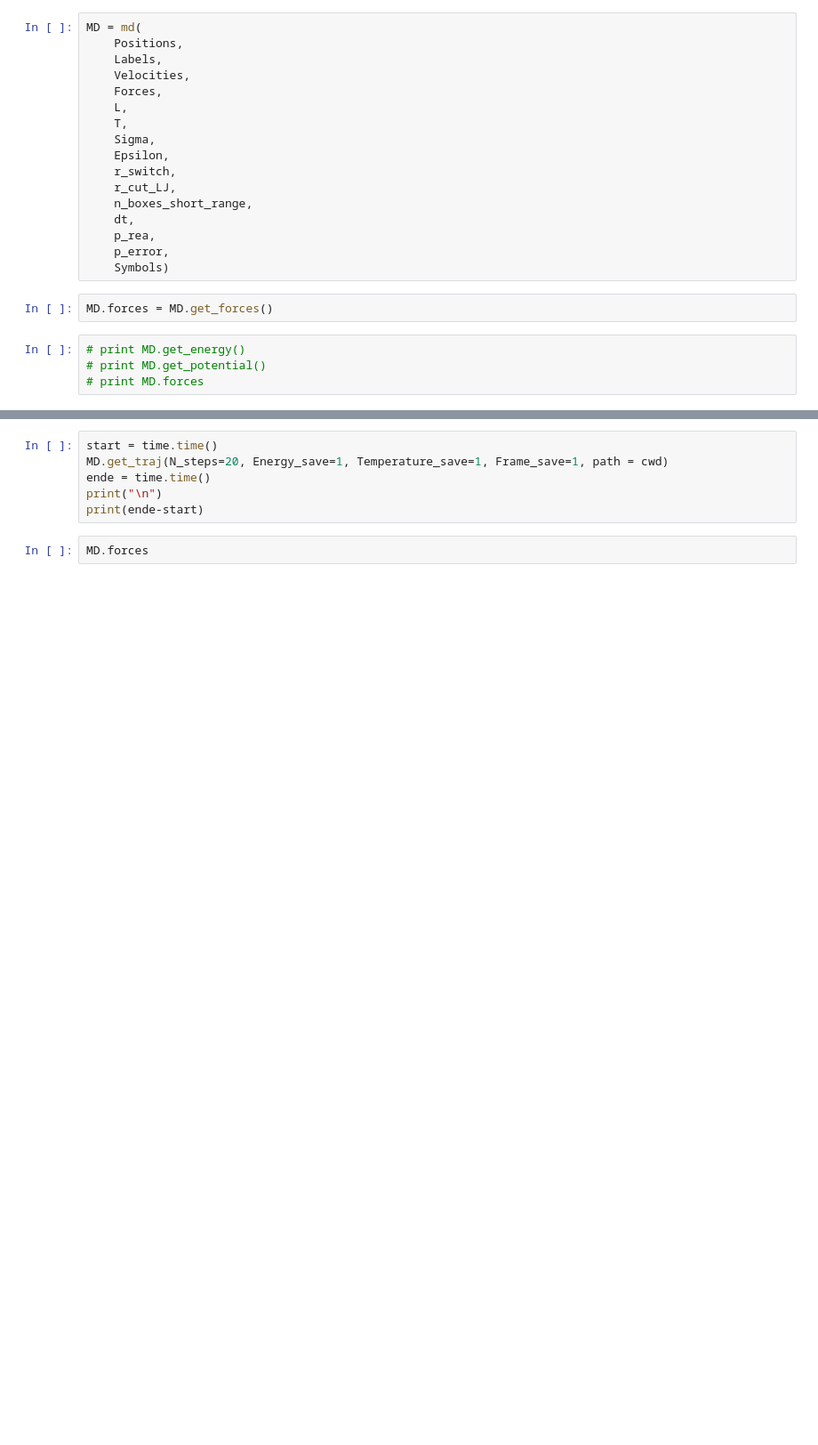
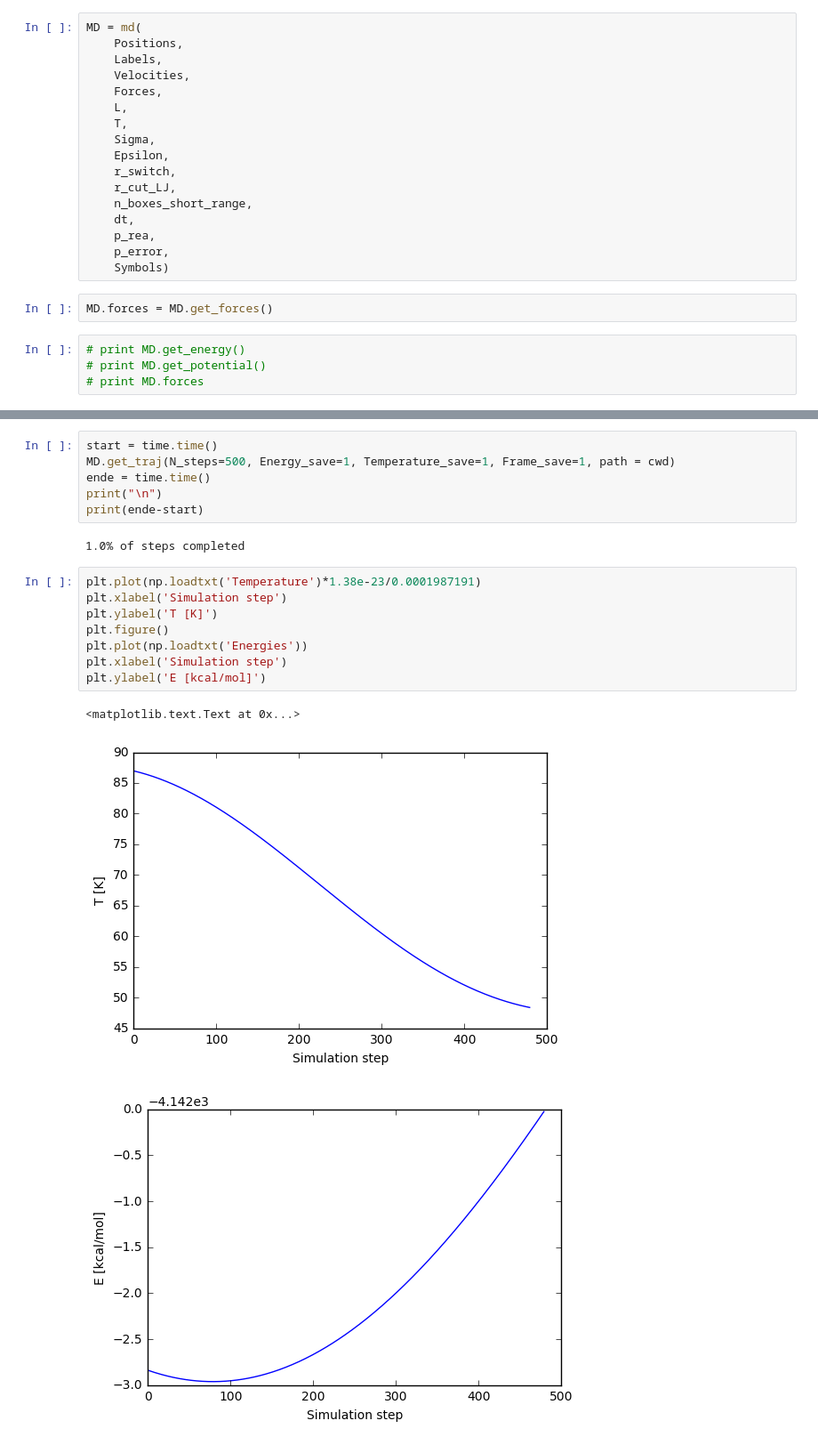
Before and after one commit to mannimaster/compsci-proj-md, a Jupyter notebook: md/api_test.ipynb, the cells around one changed output, grey strips where cells are left out. Shown: that part at 89% size. Saved outputs shown, nothing was run; the diff lists cells and outputs as text; blank space fills up the shorter version.

```diff
--- a/md/api_test.ipynb
+++ b/md/api_test.ipynb
@@ -88,8 +113,20 @@ print(ende-start)
 # %%
 start = time.time()
-MD.get_traj(N_steps=20, Energy_save=1, Temperature_save=1, Frame_save=1, path = cwd)
+MD.get_traj(N_steps=500, Energy_save=1, Temperature_save=1, Frame_save=1, path = cwd)
 ende = time.time()
 print("\n")
 print(ende-start)
+# %% [output]
+1.0% of steps completed
-# %%
-MD.forces
+# %%
+plt.plot(np.loadtxt('Temperature')*1.38e-23/0.0001987191)
+plt.xlabel('Simulation step')
+plt.ylabel('T [K]')
+plt.figure()
+plt.plot(np.loadtxt('Energies'))
+plt.xlabel('Simulation step')
+plt.ylabel('E [kcal/mol]')
+# %% [output]
+<matplotlib.text.Text at 0x...>
+[figure, added]
+[figure, added]
```
Also changed, not shown: parts of 9 cells of this notebook.
